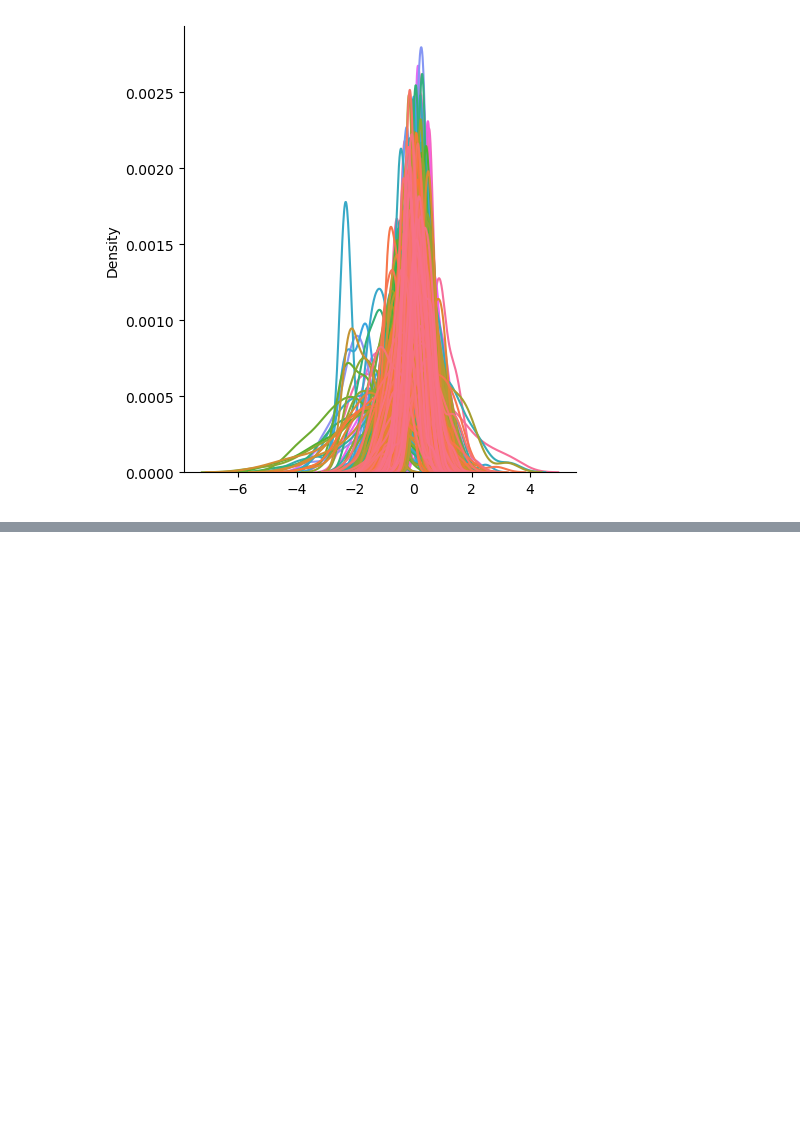
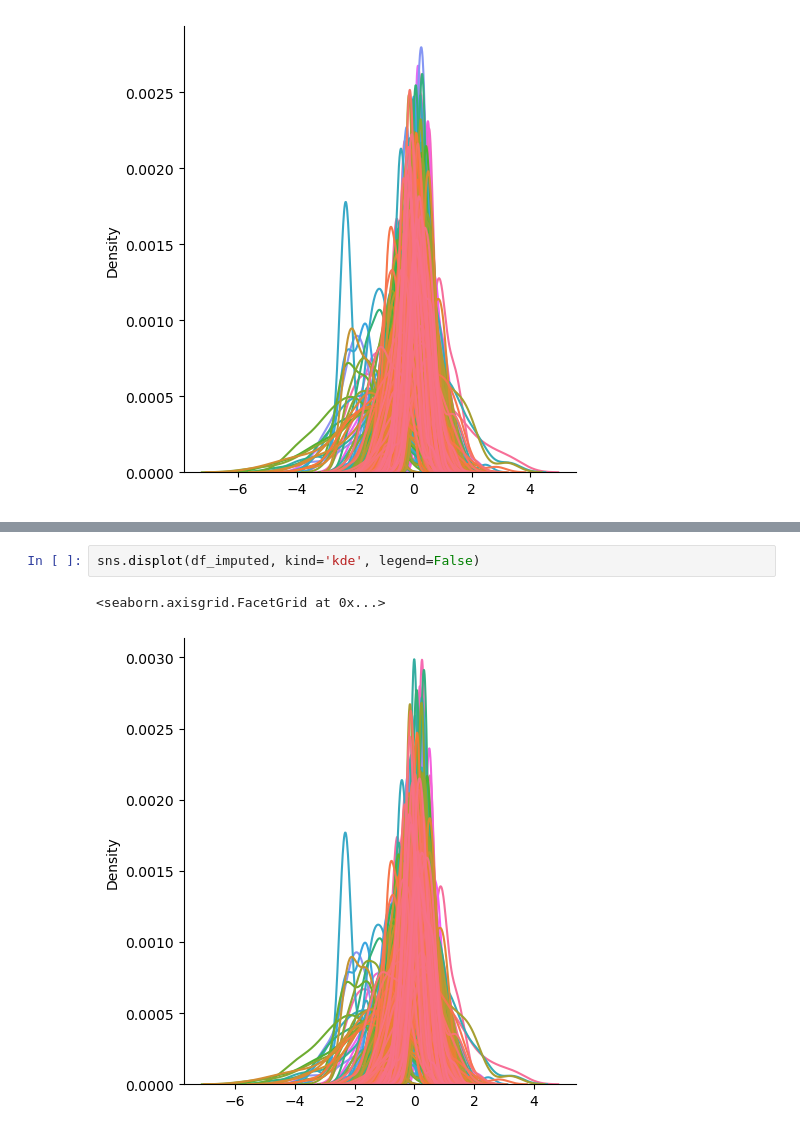
Before and after one commit to jamorr/ml_classification_na_estimation, a Jupyter notebook: imputation.ipynb, the cells around one changed output, grey strips where cells are left out. Drawn from its saved outputs; the diff is of its cells as text; blank space fills up the shorter version.

```diff
--- a/imputation.ipynb
+++ b/imputation.ipynb
@@ -177,0 +237,5 @@ sns.displot(df, kind='kde', legend=False)
+# %%
+sns.displot(df_imputed, kind='kde', legend=False)
+# %% [output]
+<seaborn.axisgrid.FacetGrid at 0x...>
+[figure, added]
```
Also changed, not shown: parts of 9 cells of this notebook, 2 other files.
